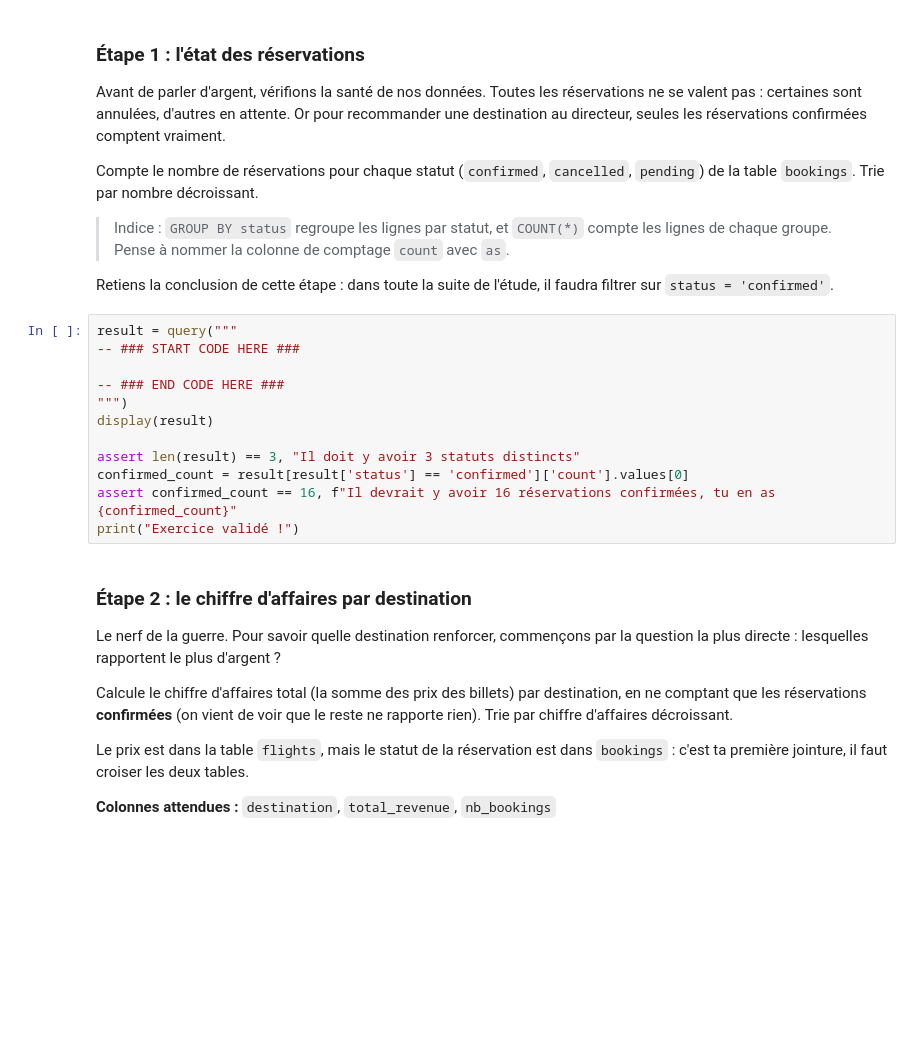
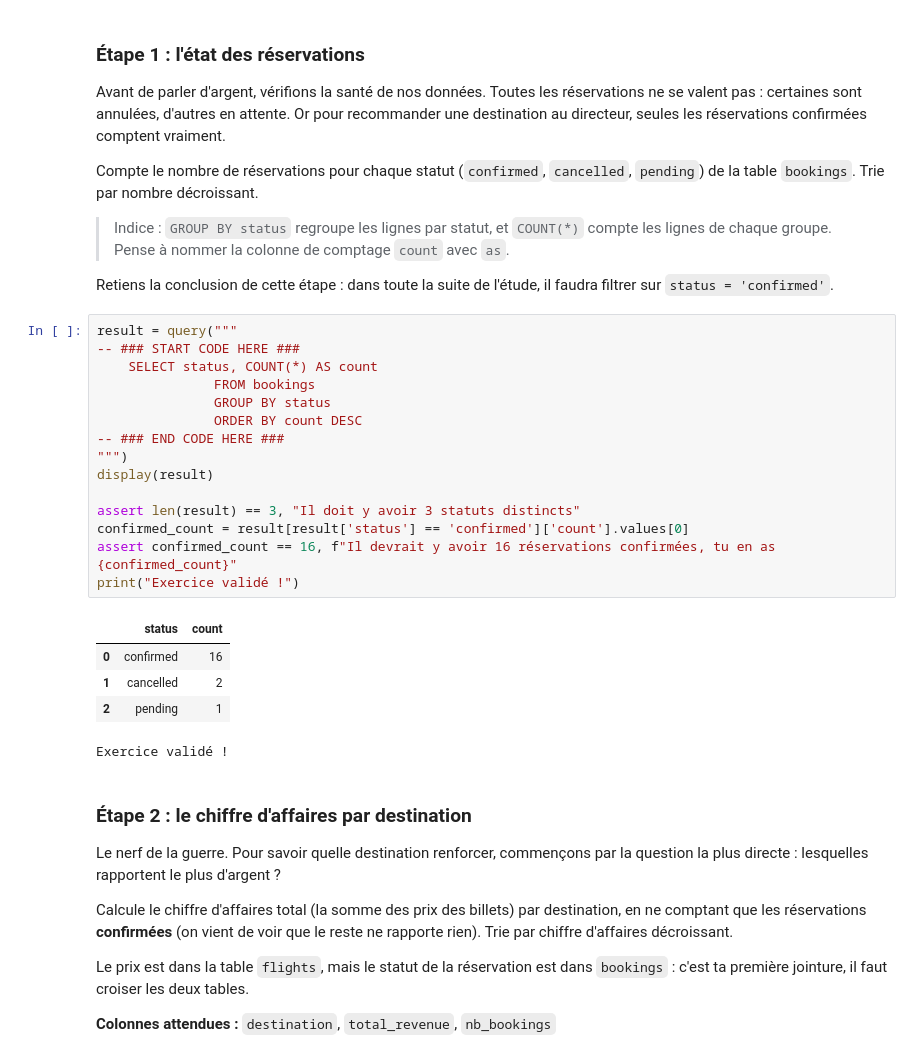
Before and after one commit to smazoyerdatascience/Cahier_Vacances_2026_Machine_Learnia, a Jupyter notebook: Projet_01/projet_01.ipynb, the cells around one changed output. Cells and saved outputs as stored; diff of their text form; blank space fills up the shorter version.

```diff
--- a/Projet_01/projet_01.ipynb
+++ b/Projet_01/projet_01.ipynb
@@ -472,15 +478,24 @@ Retiens la conclusion de cette étape : dans toute la suite de l'étude, il faud
 # %%
 result = query("""
 -- ### START CODE HERE ###
-
+    SELECT status, COUNT(*) AS count
+               FROM bookings
+               GROUP BY status
+               ORDER BY count DESC
 -- ### END CODE HERE ###
 """)
 display(result)
 
 assert len(result) == 3, "Il doit y avoir 3 statuts distincts"
 confirmed_count = result[result['status'] == 'confirmed']['count'].values[0]
 assert confirmed_count == 16, f"Il devrait y avoir 16 réservations confirmées, tu en as {confirmed_count}"
 print("Exercice validé !")
+# %% [output]
+|  | status | count |
+| 0 | confirmed | 16 |
+| 1 | cancelled | 2 |
+| 2 | pending | 1 |
+Exercice validé !
 # %% [markdown]
 ### Étape 2 : le chiffre d'affaires par destination
 
```
Also changed, not shown: parts of 1 cell of this notebook.
